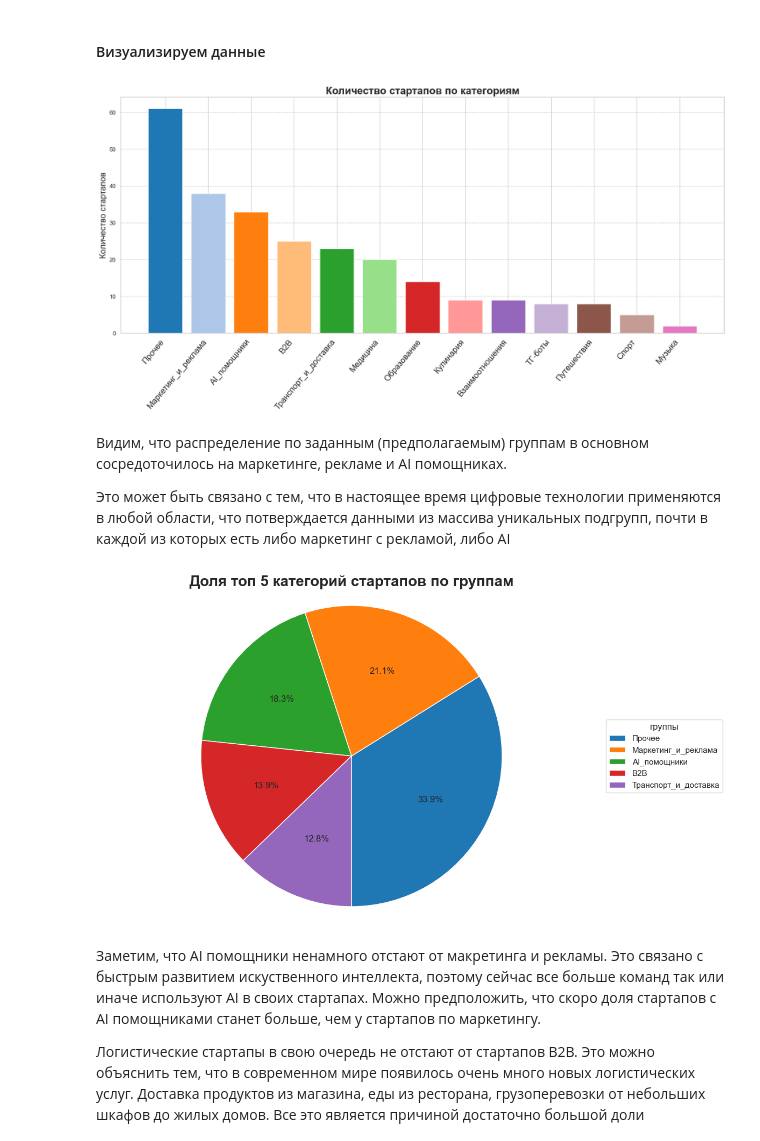
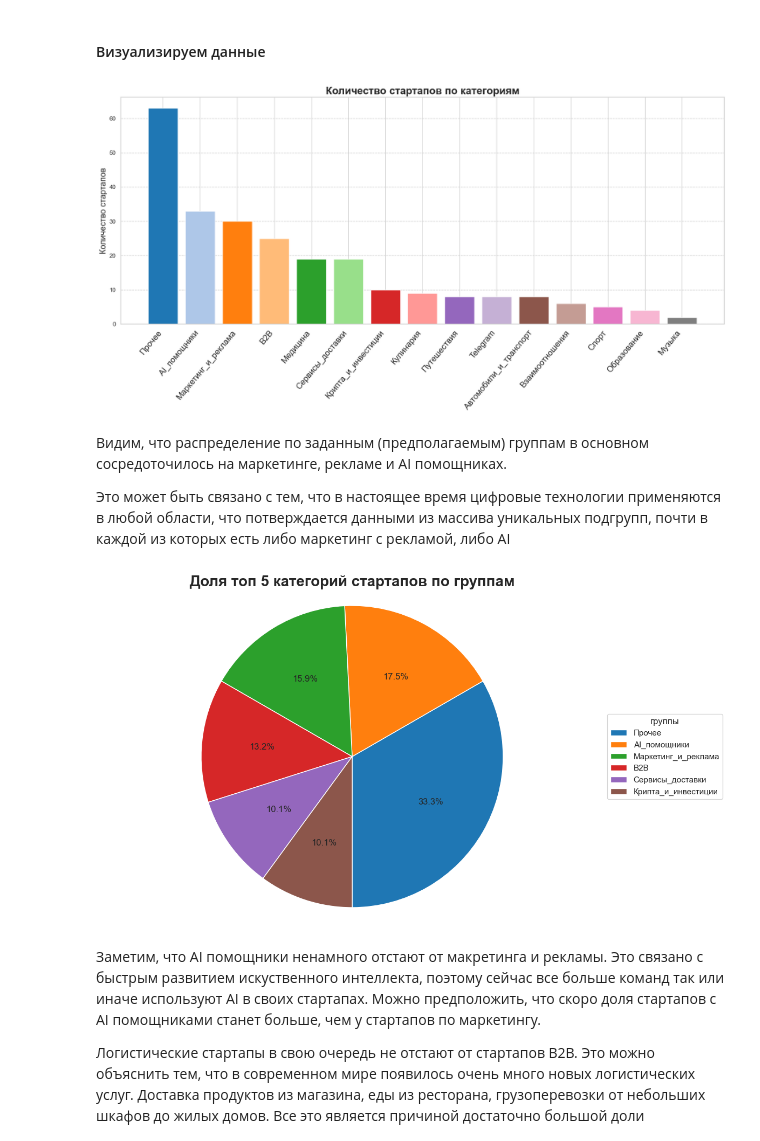
Before and after one commit to panchill/Startup-analytics, a Jupyter notebook: Startup_analytics.ipynb, the cells around one changed output. Saved outputs shown, nothing was run; the diff lists cells and outputs as text; code cells hidden in the pictures.

```diff
--- a/Startup_analytics.ipynb
+++ b/Startup_analytics.ipynb
@@ -61,18 +61,20 @@ plt.show()
 ### Разбивка стартапов по группам
 # %%
 keywords = {
-    'ТГ-боты' : ['телеграм', 'telegram'], #В основном в описание стартапов, у которых есть ТГ-бот, идет фраза "телеграм-бот" или "telegram-bot"
-    'Взаимоотношения' : ['коммуникац', 'познакомиться', 'знакомств', 'отношени', 'свидани'],
-    'AI_помощники' : ['виртуальн', 'помощник', 'ai', 'искусственны', 'интелект', 'ии', 'бот'],
-    'Маркетинг_и_реклама' : ['реклам', 'маркетинг', 'анализ', 'акци', 'контент'],
+    'Telegram' : ['телеграм', 'telegram'],
+    'Взаимоотношения' : [ 'познакомиться', 'знакомств', 'отношени', 'свидани'],
+    'AI_помощники' : ['виртуальн', 'помощник', 'ai', 'искусственны', 'интелект', 'ии', 'бот'], # слово "бот" больше используется в контексте AI помощников, нежели именно ТГ-ботов. К тому же, телеграм-бот будет начинаться с "телеграм", а не с бота
+    'Маркетинг_и_реклама' : ['реклам', 'маркетинг', 'продвижение', 'целевая', 'crm', 'продажи', 'привлечен'],
     'B2B' : ['b2b', 'бизнес'],
-    'Медицина' : ['диагностик ', 'профилактик', 'медицин', 'врач', 'докт', 'хирург ', 'операц', 'маломобильных', 'процедур','здоровь', 'вирус', 'психолог', 'таблет', 'больн'],
-    'Образование': ['студент', 'университет', 'школ', 'образован', 'универ', 'экзамен', 'курс', 'общежит', 'образован', 'обучени'],
+    'Медицина' : ['профилактик', 'медицин', 'врач', 'докт', 'хирург ', 'маломобильных', 'процедур','здоровь', 'вирус', 'анализы', 'психолог', 'таблет', 'больн', 'узи'],
+    'Образование': ['студент', 'университет', 'школ', 'образован', 'универ', 'экзамен', 'общежит', 'образован'],
     'Музыка': ['музык', 'песн', 'звук', 'аккорд', 'мелод'],
     'Спорт': ['тренировк', 'фитнес', 'физкультур', 'атлетик', 'кардио', 'нагруз', 'сорев', 'экипиров', 'упражнен'],
-    'Транспорт_и_доставка': ['машина', 'техобслуж', 'кузов', 'транспорт', 'курьер', 'доставк', 'груз', 'логистик', 'автомобил','маршрут', 'навигатор', 'двигател'],
+    'Сервисы_доставки': [ 'курьер', 'доставк', 'груз', 'логистик', 'маршрут', 'навигатор'],
     'Путешествия': ['поездк', 'туризм', 'путешеств', 'путевк', 'экскурси', 'курорт', 'проживание', 'travel'],
     'Кулинария': ['кухн', 'повар', 'еда', 'пищ', 'рецепт', 'ингредиент', 'блюд', 'еды', 'общепит', 'едой'],
+    'Автомобили_и_транспорт' : ['машина', 'техобслуж', 'кузов', 'транспорт','автомобил', 'двигател'],
+    'Крипта_и_инвестиции' : ['крипто', 'валюта', 'трейд']
 }
 def categorize(description):
     matched_categories = set()  # Используем множество для уникальных категорий
@@ -171,7 +172,7 @@ def count_subcategory_occurrences(df, subcategories):
     result_df = pd.DataFrame(results, columns=['Категория', 'Количество'])
     result_df = result_df.sort_values(by='Количество', ascending=False).reset_index(drop=True)
     return result_df
-subcategories_list = ['Прочее', 'ТГ-боты', 'B2B', 'Взаимоотношения', 'AI_помощники', 'Музыка', 'Медицина', 'Спорт', 'Транспорт_и_доставка', 'Путешествия', 'Кулинария', 'Образование', 'Маркетинг_и_реклама']
+subcategories_list = ['Прочее', 'Telegram', 'B2B', 'Взаимоотношения', 'AI_помощники', 'Крипта_и_инвестиции', 'Автомобили_и_транспорт', 'Музыка', 'Медицина', 'Спорт', 'Сервисы_доставки', 'Путешествия', 'Кулинария', 'Образование', 'Маркетинг_и_реклама']
 subcategory_counts_df = count_subcategory_occurrences(df, subcategories_list)
 subcategory_counts_df
 # %% [output]
@@ -208,7 +211,7 @@ plt.grid(axis='y', linestyle='--')  # Сетка по вертикальной
 plt.tight_layout()  # Подгонка для отображения меток
 plt.show()
 # %% [output]
-[figure, old version]
+[figure, new version]
 # %% [markdown]
 
 
@@ -217,34 +220,34 @@ plt.show()
 Это может быть связано с тем, что в настоящее время цифровые технологии применяются в любой области, что потверждается данными из массива уникальных подгрупп, почти в каждой из которых есть либо маркетинг с рекламой, либо AI
 # %%
 
-merge_to_other = ['Спорт', 'Музыка', 'Кулинария', 'Путешествия', 'ТГ-боты', 'Взаимоотношения', 'Образование', 'Медицина']
+merge_to_other = ['Спорт', 'Музыка', 'Кулинария', 'Путешествия', 'Telegram', 'Взаимоотношения', 'Образование', 'Медицина', 'Автомобили_и_транспорт']
 category_labels = list(subcategory_counts_df['Категория'])
 category_counts = list(subcategory_counts_df['Количество'])
 other_count = 0
 for label, count in zip(category_labels, category_counts):
     if label in merge_to_other:
         other_count += count
 category_labels = [label for label in category_labels if label not in merge_to_other]
 category_counts = [count for label, count in zip(category_labels, category_counts) if label not in merge_to_other]
 colors = plt.get_cmap('tab10').colors
 plt.figure(figsize=(12, 8))
 plt.pie(
     category_counts,
     autopct='%1.1f%%',
     colors=colors[:len(category_labels)],
     startangle=-90
 )
 plt.legend(
     category_labels,
     title="группы",
     loc="center left",
     bbox_to_anchor=(1, 0, 0.5, 1)
 )
 plt.title('Доля топ 5 категорий стартапов по группам', fontsize=20, fontweight='bold')
 plt.axis('equal')  # Оформление диаграммы в круг
 plt.show()
 # %% [output]
-[figure, old version]
+[figure, new version]
 # %% [markdown]
 
 
```
Also changed, not shown: parts of 3 cells of this notebook, 1 other file.
